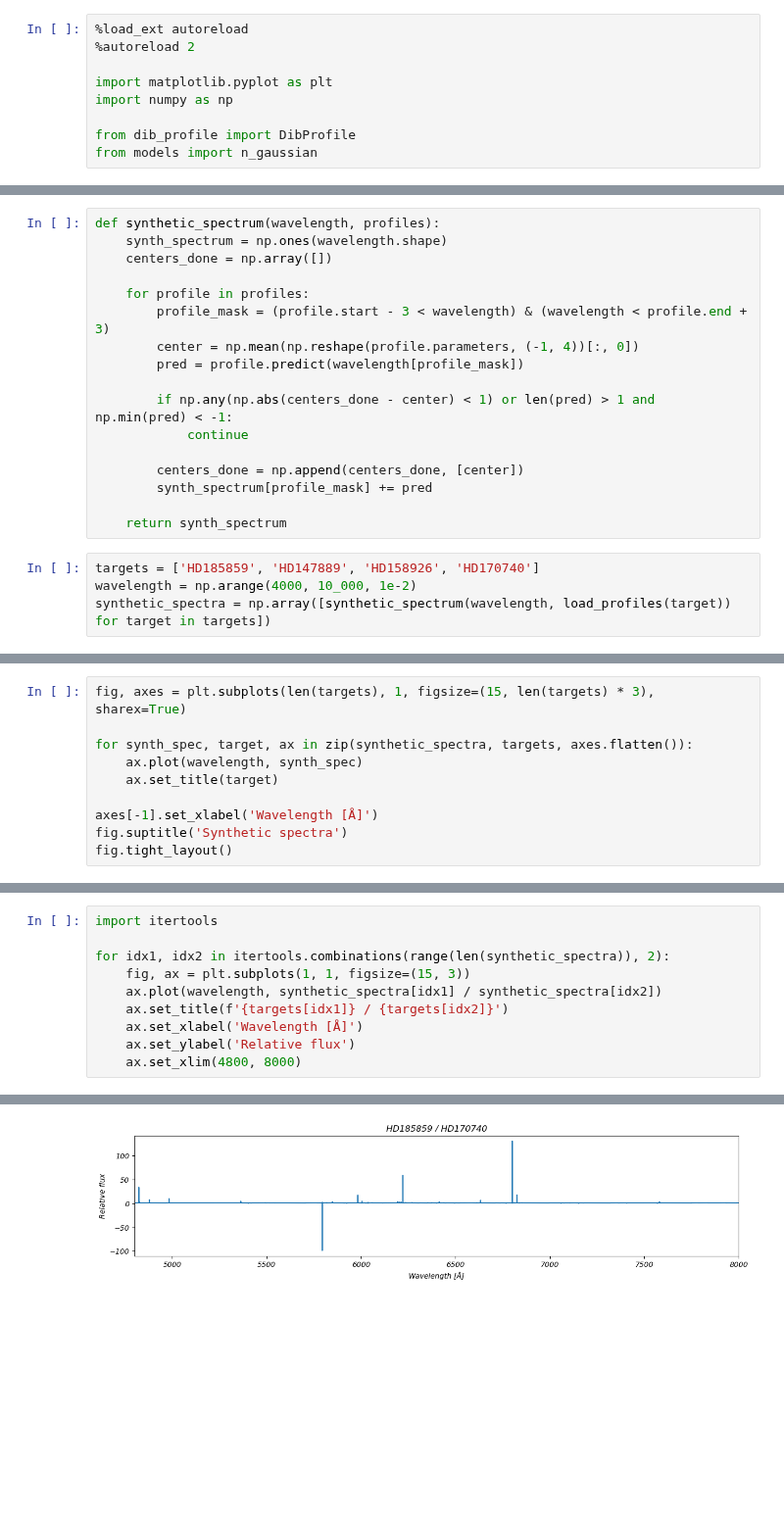
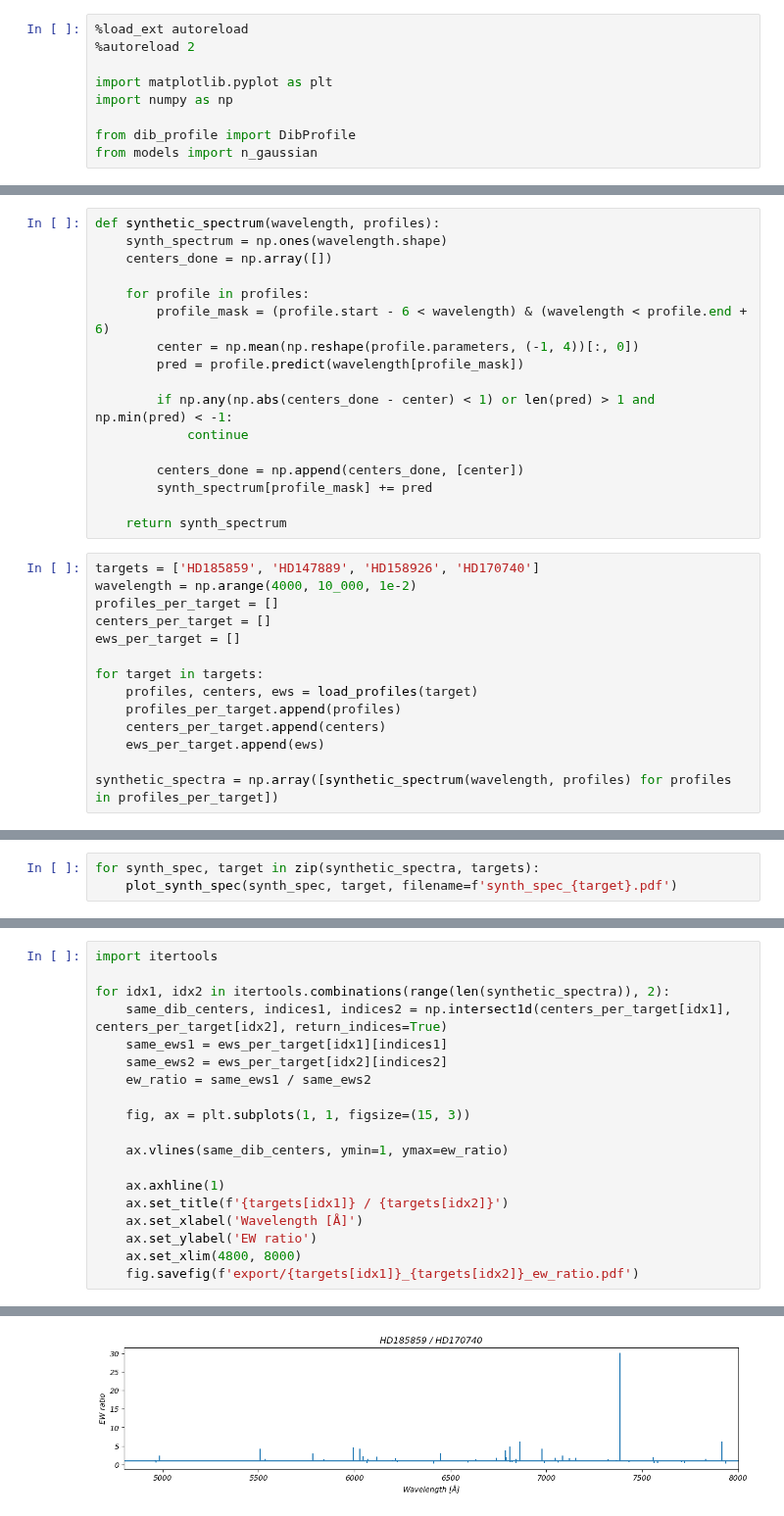
Before and after one commit to JvZeijl/brp-edibles, a Jupyter notebook: synthetic.ipynb, the cells around one changed output, grey strips where cells are left out. Shown at 98% size. Drawn from its saved outputs; the diff is of its cells as text; blank space fills up the shorter version.

```diff
--- a/synthetic.ipynb
+++ b/synthetic.ipynb
@@ -37,7 +45,7 @@ def synthetic_spectrum(wavelength, profiles):
     centers_done = np.array([])
 
     for profile in profiles:
-        profile_mask = (profile.start - 3 < wavelength) & (wavelength < profile.end + 3)
+        profile_mask = (profile.start - 6 < wavelength) & (wavelength < profile.end + 6)
         center = np.mean(np.reshape(profile.parameters, (-1, 4))[:, 0])
         pred = profile.predict(wavelength[profile_mask])
 
@@ -51,5 +59,15 @@ def synthetic_spectrum(wavelength, profiles):
 # %%
 targets = ['HD185859', 'HD147889', 'HD158926', 'HD170740']
 wavelength = np.arange(4000, 10_000, 1e-2)
-synthetic_spectra = np.array([synthetic_spectrum(wavelength, load_profiles(target)) for target in targets])
+profiles_per_target = []
+centers_per_target = []
+ews_per_target = []
+
+for target in targets:
+    profiles, centers, ews = load_profiles(target)
+    profiles_per_target.append(profiles)
+    centers_per_target.append(centers)
+    ews_per_target.append(ews)
+
+synthetic_spectra = np.array([synthetic_spectrum(wavelength, profiles) for profiles in profiles_per_target])
 # %%
@@ -77,11 +96,4 @@ fig.tight_layout()
 # %%
-fig, axes = plt.subplots(len(targets), 1, figsize=(15, len(targets) * 3), sharex=True)
-
-for synth_spec, target, ax in zip(synthetic_spectra, targets, axes.flatten()):
-    ax.plot(wavelength, synth_spec)
-    ax.set_title(target)
-
-axes[-1].set_xlabel('Wavelength [Å]')
-fig.suptitle('Synthetic spectra')
-fig.tight_layout()
+for synth_spec, target in zip(synthetic_spectra, targets):
+    plot_synth_spec(synth_spec, target, filename=f'synth_spec_{target}.pdf')
 # %% [output]
@@ -90,10 +105,19 @@ fig.tight_layout()
 import itertools
 
 for idx1, idx2 in itertools.combinations(range(len(synthetic_spectra)), 2):
+    same_dib_centers, indices1, indices2 = np.intersect1d(centers_per_target[idx1], centers_per_target[idx2], return_indices=True)
+    same_ews1 = ews_per_target[idx1][indices1]
+    same_ews2 = ews_per_target[idx2][indices2]
+    ew_ratio = same_ews1 / same_ews2
+
     fig, ax = plt.subplots(1, 1, figsize=(15, 3))
-    ax.plot(wavelength, synthetic_spectra[idx1] / synthetic_spectra[idx2])
+
+    ax.vlines(same_dib_centers, ymin=1, ymax=ew_ratio)
+
+    ax.axhline(1)
     ax.set_title(f'{targets[idx1]} / {targets[idx2]}')
     ax.set_xlabel('Wavelength [Å]')
-    ax.set_ylabel('Relative flux')
+    ax.set_ylabel('EW ratio')
     ax.set_xlim(4800, 8000)
+    fig.savefig(f'export/{targets[idx1]}_{targets[idx2]}_ew_ratio.pdf')
 # %% [output]
@@ -102 +126 @@ for idx1, idx2 in itertools.combinations(range(len(synthetic_spectra)), 2):
-[figure, old version]
+[figure, new version]
```
Also changed, not shown: parts of 4 cells of this notebook, 21 other files.
